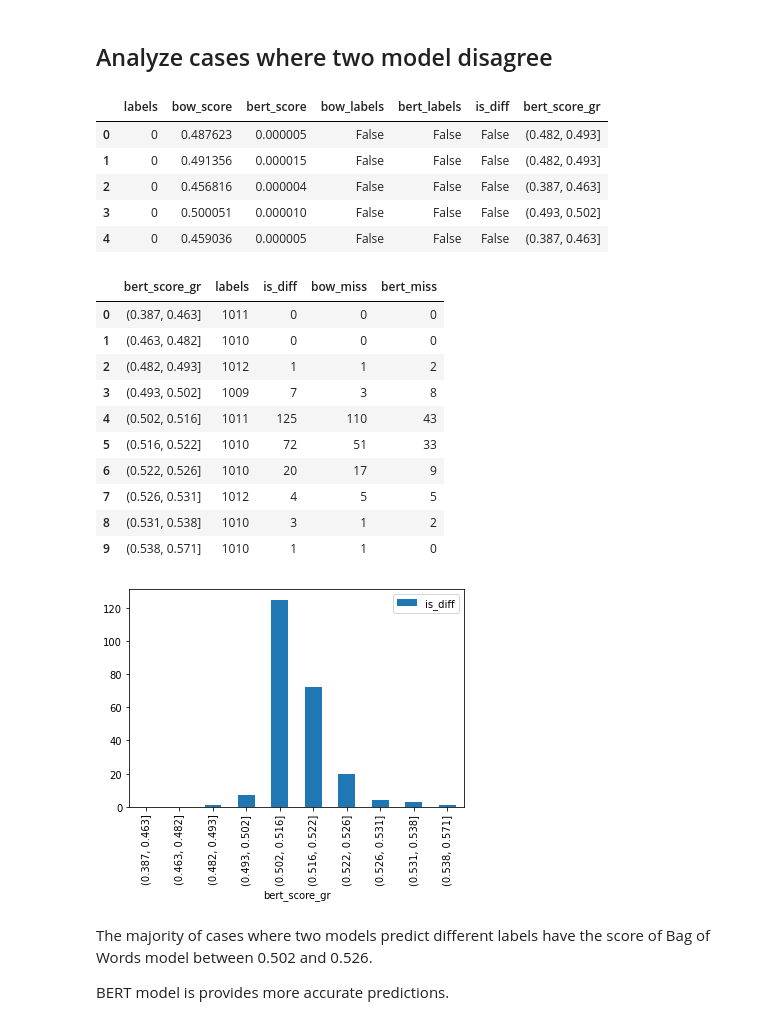
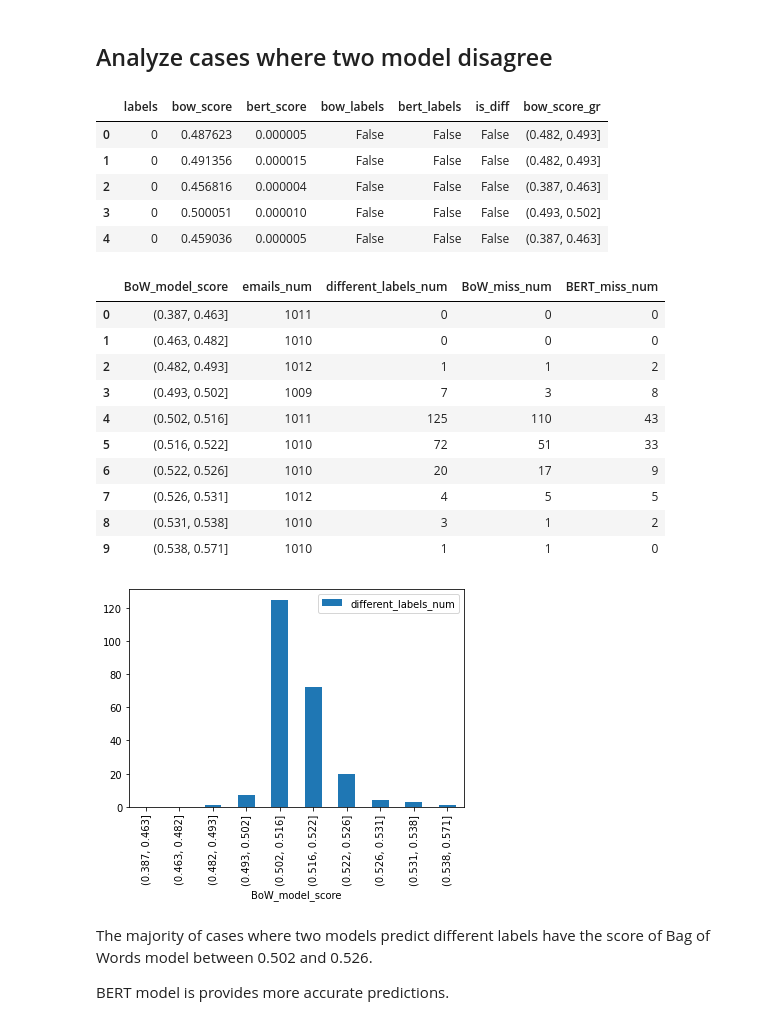
Before and after one commit to NataliaTarasovaNatoshir/spam_detector, a Jupyter notebook: Colab Notebooks/Funnel_approach.ipynb, the cells around one changed output. Saved outputs shown, nothing was run; the diff lists cells and outputs as text; code cells hidden in the pictures.

Commit message:
fix column naming bug in a Colab notebook

```diff
--- a/Colab Notebooks/Funnel_approach.ipynb
+++ b/Colab Notebooks/Funnel_approach.ipynb
@@ -153,11 +153,11 @@ pred_df.head()
 # %%
 pred_df['is_diff'] = pred_df['bow_labels'] != pred_df['bert_labels']
 # %%
-pred_df['bert_score_gr'] = pd.cut(pred_df.bow_score, np.percentile(pred_df.bow_score, range(0, 110, 10)), include_lowest=True)
-assert len(pred_df[pred_df['bert_score_gr'].isnull()]) == 0
+pred_df['bow_score_gr'] = pd.cut(pred_df.bow_score, np.percentile(pred_df.bow_score, range(0, 110, 10)), include_lowest=True)
+assert len(pred_df[pred_df['bow_score_gr'].isnull()]) == 0
 pred_df.head()
 # %% [output]
-|  | labels | bow_score | bert_score | bow_labels | bert_labels | is_diff | bert_score_gr |
+|  | labels | bow_score | bert_score | bow_labels | bert_labels | is_diff | bow_score_gr |
 | 0 | 0 | 0.487623 | 0.000005 | False | False | False | (0.482, 0.493] |
 | 1 | 0 | 0.491356 | 0.000015 | False | False | False | (0.482, 0.493] |
 | 2 | 0 | 0.456816 | 0.000004 | False | False | False | (0.387, 0.463] |
@@ -167,12 +167,14 @@ pred_df.head()
 pred_df['bow_miss'] = pred_df['bow_labels'] != pred_df['labels']
 pred_df['bert_miss'] = pred_df['bert_labels'] != pred_df['labels']
 # %%
-stat = pred_df.groupby('bert_score_gr').aggregate({'labels': len, 'is_diff': sum,
+stat = pred_df.groupby('bow_score_gr').aggregate({'labels': len, 'is_diff': sum,
                                                    'bow_miss': sum,
                                                    'bert_miss': sum}).reset_index()
+stat.columns = ['BoW_model_score', 'emails_num',
+                'different_labels_num', 'BoW_miss_num', 'BERT_miss_num']
 stat
 # %% [output]
-|  | bert_score_gr | labels | is_diff | bow_miss | bert_miss |
+|  | BoW_model_score | emails_num | different_labels_num | BoW_miss_num | BERT_miss_num |
 | 0 | (0.387, 0.463] | 1011 | 0 | 0 | 0 |
 | 1 | (0.463, 0.482] | 1010 | 0 | 0 | 0 |
 | 2 | (0.482, 0.493] | 1012 | 1 | 1 | 2 |
@@ -184,10 +186,10 @@ stat
 | 8 | (0.531, 0.538] | 1010 | 3 | 1 | 2 |
 | 9 | (0.538, 0.571] | 1010 | 1 | 1 | 0 |
 # %%
-stat.plot.bar(x='bert_score_gr', y='is_diff')
+stat.plot.bar(x='BoW_model_score', y='different_labels_num')
 plt.show()
 # %% [output]
-[figure, old version]
+[figure, new version]
 # %% [markdown]
 The majority of cases where two models predict different labels have the score of Bag of Words model between 0.502 and 0.526.
 
```
Also changed, not shown: parts of 4 cells of this notebook.
